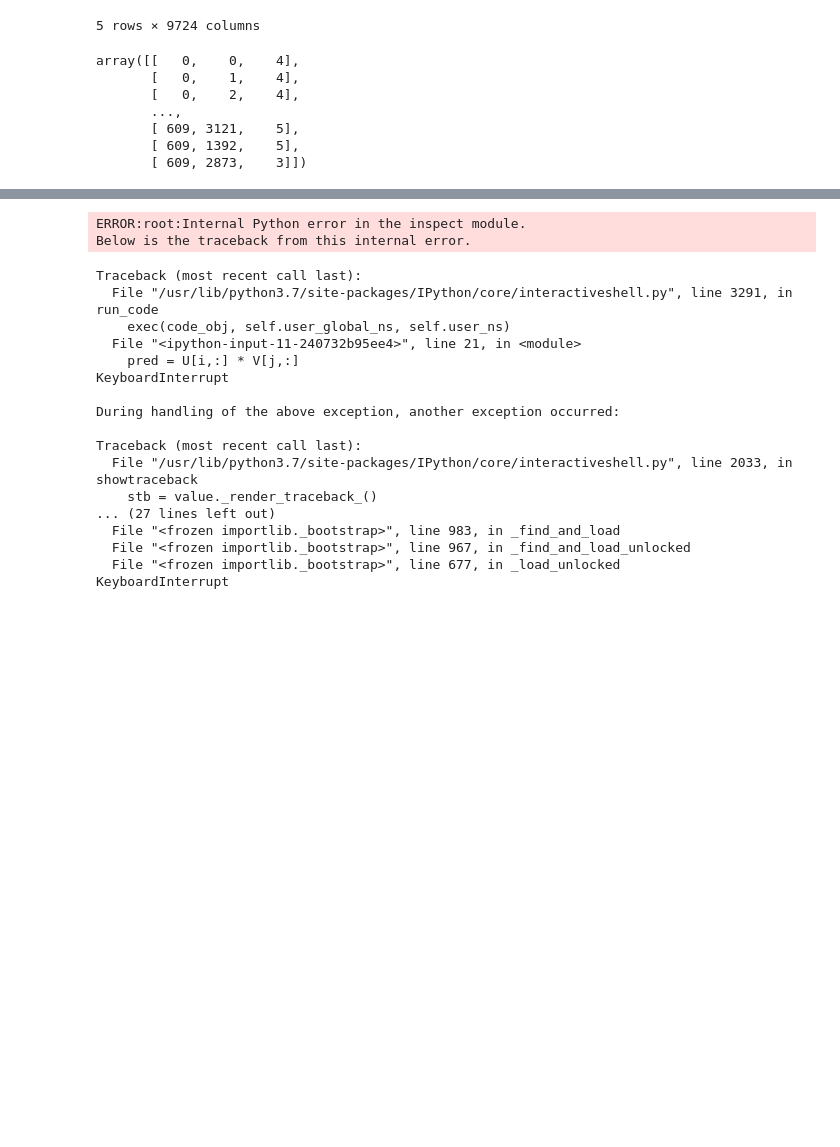
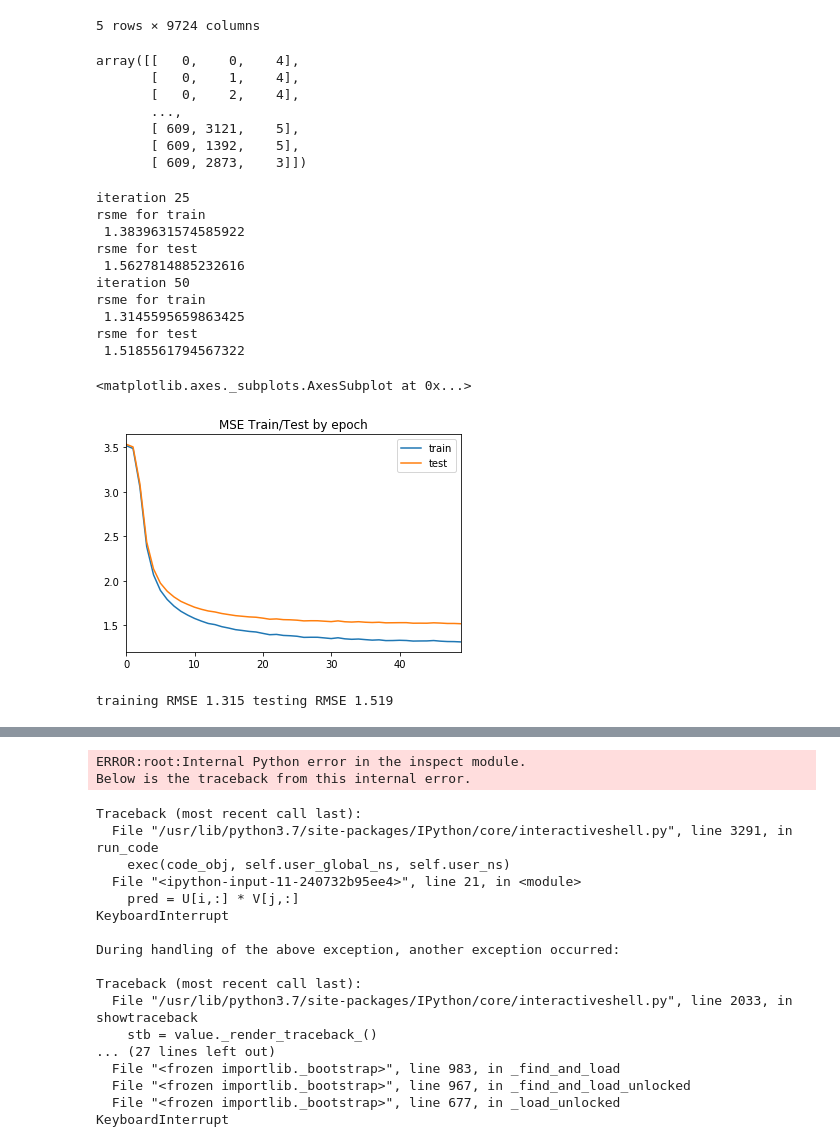
Before and after one commit to obluff/cs560-homework, a Jupyter notebook: hw5/cs560_hw.ipynb, the cells around one changed output, grey strips where cells are left out. Saved outputs shown, nothing was run; the diff lists cells and outputs as text; code cells hidden in the pictures; blank space fills up the shorter version.

```diff
--- a/hw5/cs560_hw.ipynb
+++ b/hw5/cs560_hw.ipynb
@@ -52,3 +59,65 @@ def rmse(dset, preds):
 # %%
 #shuffling dataset
 np.random.shuffle(samples)
+# %%
+lr = .01
+#arbitrarily chosen
+lmb = float(1)
+#num of epochs
+epochs = 50
+#best K i've found
+K = 1
+def train_model(lr, lmb, K, epochs):
+    '''lr = learning rate
+       lmb = regularization parameter
+       K = number of latent dimensions
+       epochs = #numer of times to run SGD'''
+    len_users, len_movies = ratings.shape
+    U = np.random.normal(scale=1./K, size=(len_users, K))
+    V = np.random.normal(scale=1./K, size=(len_movies, K))
+
+    train = samples[:80000]
+    test = samples[90000:]
+    error = []
+    for iteration in range(1, epochs+1):
+        #shuffles train set before running SGD
+        np.random.shuffle(train)
+        for i, j, rating in train:
+            pred = U[i,:] * V[j,:]
+            err = (rating - pred)
+
+            U[i, :] += lr * (err * V[j, :] - (lmb * U[i, :]))
+            V[j, :] += lr * (err * U[i, :] - (lmb * V[j, :]))
+
+        res = U @ V.T
+
+        rmse_train = rmse(train, res)
+        rmse_test = rmse(test, res)
+        if iteration % 25 == 0:
+            print('iteration', iteration, '\nrsme for train\n', rmse_train,
+                   '\nrsme for test\n', rmse_test)
+        error += [(rmse_train, rmse_test)]
+    return error
+
+training_error = train_model(lr, lmb, K, epochs)
+
+#plotting
+pd.DataFrame(data=training_error, columns=['train', 'test']).plot(title='MSE Train/Test by epoch')
+# %% [output]
+iteration 25
+rsme for train
+ 1.3839631574585922
+rsme for test
+ 1.5627814885232616
+iteration 50
+rsme for train
+ 1.3145595659863425
+rsme for test
+ 1.5185561794567322
+<matplotlib.axes._subplots.AxesSubplot at 0x...>
+[figure, added]
+# %%
+ending = training_error[-1]
+print('training RMSE', round(ending[0], 3), 'testing RMSE', round(ending[1], 3))
+# %% [output]
+training RMSE 1.315 testing RMSE 1.519
```
Also changed, not shown: parts of 10 cells of this notebook.
